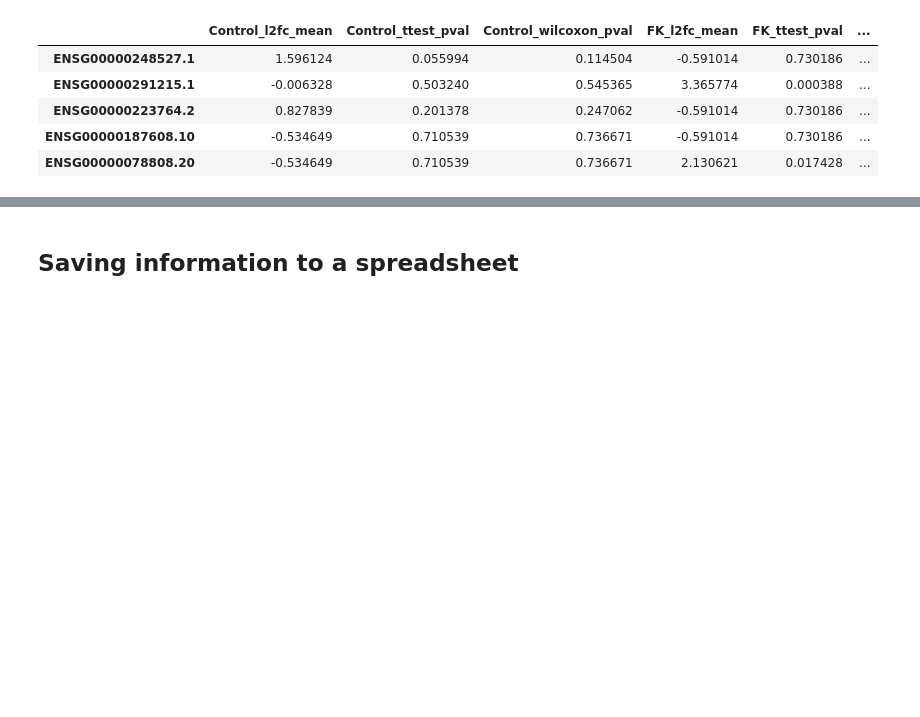
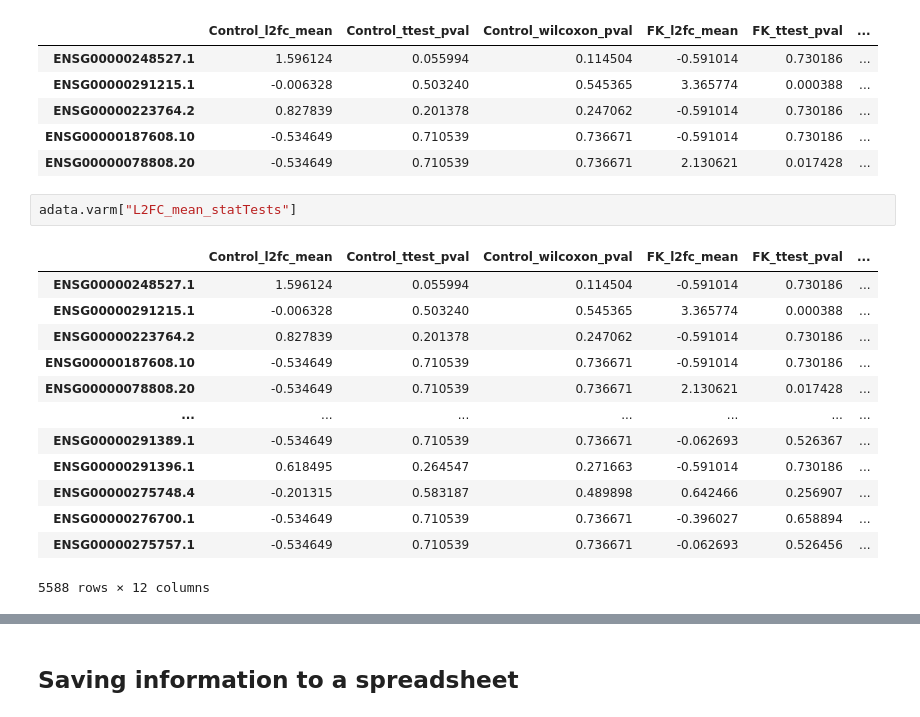
Before and after one commit to fesel2/MasterInternship_NAD_capping_HELIOSprotocol, a Jupyter notebook: 02_Analysis_EnrichmentfactorsL2FC.ipynb, the cells around one changed output, grey strips where cells are left out. Cells and saved outputs as stored; diff of their text form; blank space fills up the shorter version.

```diff
--- a/02_Analysis_EnrichmentfactorsL2FC.ipynb
+++ b/02_Analysis_EnrichmentfactorsL2FC.ipynb
@@ -401,3 +402,19 @@ adata.varm["L2FC_mean_statTests"].head()
 | ENSG00000223764.2 | 0.827839 | 0.201378 | 0.247062 | -0.591014 | 0.730186 | ... |
 | ENSG00000187608.10 | -0.534649 | 0.710539 | 0.736671 | -0.591014 | 0.730186 | ... |
 | ENSG00000078808.20 | -0.534649 | 0.710539 | 0.736671 | 2.130621 | 0.017428 | ... |
+# %%
+adata.varm["L2FC_mean_statTests"]
+# %% [output]
+|  | Control_l2fc_mean | Control_ttest_pval | Control_wilcoxon_pval | FK_l2fc_mean | FK_ttest_pval | ... |
+| ENSG00000248527.1 | 1.596124 | 0.055994 | 0.114504 | -0.591014 | 0.730186 | ... |
+| ENSG00000291215.1 | -0.006328 | 0.503240 | 0.545365 | 3.365774 | 0.000388 | ... |
+| ENSG00000223764.2 | 0.827839 | 0.201378 | 0.247062 | -0.591014 | 0.730186 | ... |
+| ENSG00000187608.10 | -0.534649 | 0.710539 | 0.736671 | -0.591014 | 0.730186 | ... |
+| ENSG00000078808.20 | -0.534649 | 0.710539 | 0.736671 | 2.130621 | 0.017428 | ... |
+| ... | ... | ... | ... | ... | ... | ... |
+| ENSG00000291389.1 | -0.534649 | 0.710539 | 0.736671 | -0.062693 | 0.526367 | ... |
+| ENSG00000291396.1 | 0.618495 | 0.264547 | 0.271663 | -0.591014 | 0.730186 | ... |
+| ENSG00000275748.4 | -0.201315 | 0.583187 | 0.489898 | 0.642466 | 0.256907 | ... |
+| ENSG00000276700.1 | -0.534649 | 0.710539 | 0.736671 | -0.396027 | 0.658894 | ... |
+| ENSG00000275757.1 | -0.534649 | 0.710539 | 0.736671 | -0.062693 | 0.526456 | ... |
+5588 rows × 12 columns
```
Also changed, not shown: parts of 11 cells of this notebook, 2 other files.
